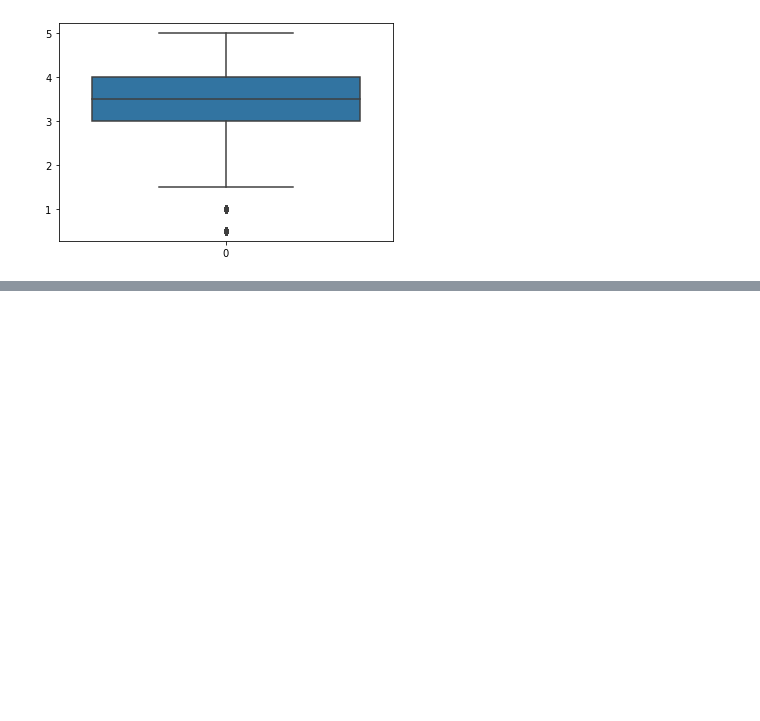
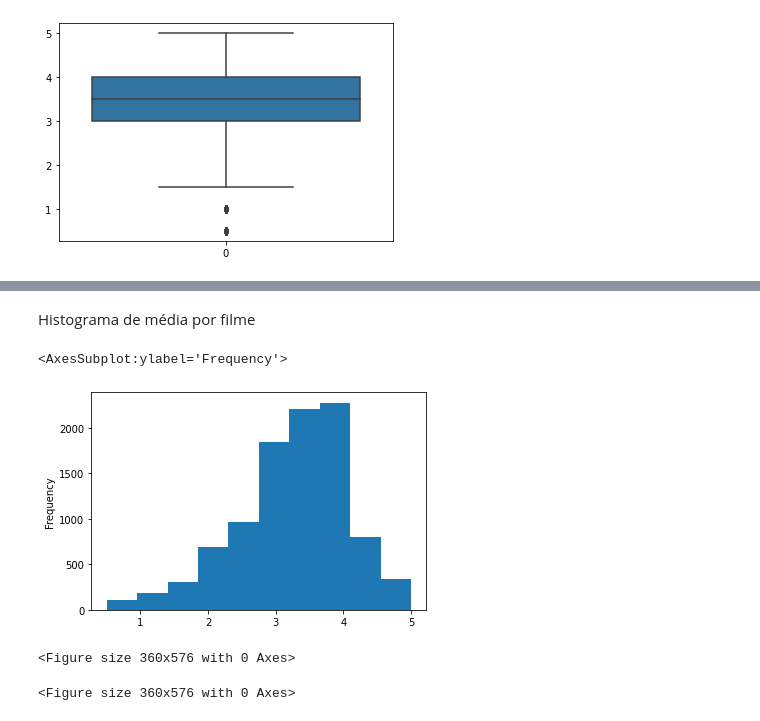
Before and after one commit to 1-aquila-1/data-science, a Jupyter notebook: 01-primeiros-passos/primeiros_passos.ipynb, the cells around one changed output, grey strips where cells are left out. Saved outputs shown, nothing was run; the diff lists cells and outputs as text; code cells hidden in the pictures; blank space fills up the shorter version.

```diff
--- a/01-primeiros-passos/primeiros_passos.ipynb
+++ b/01-primeiros-passos/primeiros_passos.ipynb
@@ -98,0 +173,3 @@ boxplot = sns.boxplot(data=notas.nota)
+# %%
+medias_por_filme = notas.groupby("filmeId").mean()['nota']
+medias_por_filme.head()
@@ -98,0 +184,7 @@ boxplot = sns.boxplot(data=notas.nota)
+# %% [markdown]
+Histograma de média por filme
+# %%
+medias_por_filme.plot(kind='hist')
+# %% [output]
+<AxesSubplot:ylabel='Frequency'>
+[figure, added]
@@ -98,0 +193,6 @@ boxplot = sns.boxplot(data=notas.nota)
+# %%
+# Definido o tamanho da figura
+plt.figure(figsize=(5,8))
+# %% [output]
+<Figure size 360x576 with 0 Axes>
+<Figure size 360x576 with 0 Axes>
```
Also changed, not shown: parts of 20 cells of this notebook.
